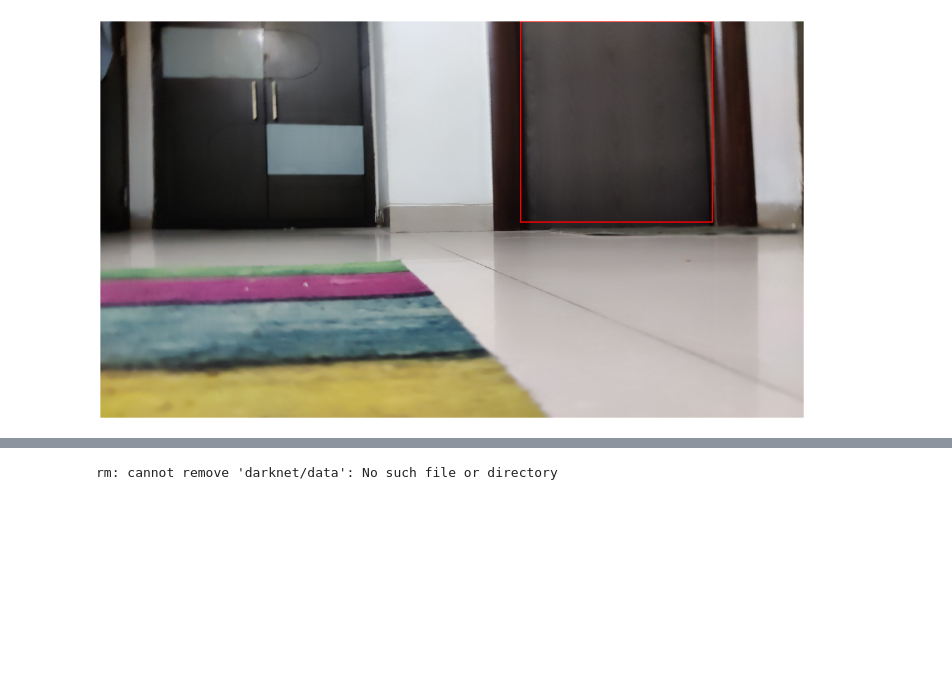
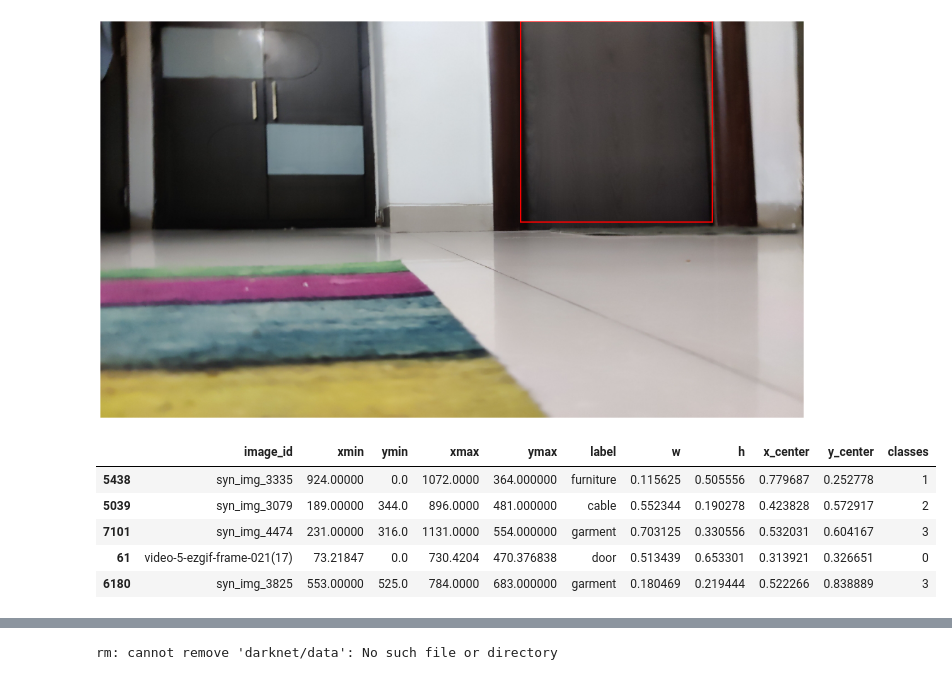
Before and after one commit to sriksmachi/rbei, a Jupyter notebook: obstacle_detection_for_home_cleaning_robots_v2.ipynb, the cells around one changed output, grey strips where cells are left out. Saved outputs shown, nothing was run; the diff lists cells and outputs as text; code cells hidden in the pictures; blank space fills up the shorter version.

```diff
--- a/obstacle_detection_for_home_cleaning_robots_v2.ipynb
+++ b/obstacle_detection_for_home_cleaning_robots_v2.ipynb
@@ -19,7 +19,7 @@ drive.mount('/content/drive')
 # %% [output]
 Drive already mounted at /content/drive; to attempt to forcibly remount, call drive.mount("/content/drive", force_remount=True).
 # %%
-datasetpath = '/content/drive/MyDrive/rbei/train_data/syn_images/'
+train_data = '/content/drive/MyDrive/rbei/train_data/syn_images/'
 # %%
 !ln -s /content/drive/MyDrive/bosch_model/ workspace
 # %%
@@ -37,5 +37,4 @@ for name in tqdm.tqdm(os.listdir(datasetpath)):
 # %%
-train_data = datasetpath
 for name in os.listdir(train_data):
  if (('.jpg' in name) and ('%' in name)):
     print(f'renaming..{name}')
@@ -84,13 +87,12 @@ ds['image'] = ds['image'].apply(lambda x: str(x).replace('%20',''))
 # Validate if every Image is atleast tagged once.
 count = -1 # because we have a csv file
 filescount = 0
-train_data = datasetpath
 for file in os.listdir(train_data):
   filescount += 1
   if len(ds[(ds.image==file)]) == 0:
     print(f'file name...{file}')
     count += 1
-    #os.remove(os.path.join(datasetpath, file))
+    #os.remove(os.path.join(train_data, file))
 print(f'{filescount} files found, {count} files untagged')
 # filescount
 # %% [output]
@@ -197,6 +201,15 @@ foreground.shape
 # %%
 from sklearn.model_selection import train_test_split
 df_train, df_val = train_test_split(df, test_size = 0.1, shuffle=True, random_state=42)
+# %%
+df_train.head()
+# %% [output]
+|  | image_id | xmin | ymin | xmax | ymax | label | w | h | x_center | y_center | classes |
+| 5438 | syn_img_3335 | 924.00000 | 0.0 | 1072.0000 | 364.000000 | furniture | 0.115625 | 0.505556 | 0.779687 | 0.252778 | 1 |
+| 5039 | syn_img_3079 | 189.00000 | 344.0 | 896.0000 | 481.000000 | cable | 0.552344 | 0.190278 | 0.423828 | 0.572917 | 2 |
+| 7101 | syn_img_4474 | 231.00000 | 316.0 | 1131.0000 | 554.000000 | garment | 0.703125 | 0.330556 | 0.532031 | 0.604167 | 3 |
+| 61 | video-5-ezgif-frame-021(17) | 73.21847 | 0.0 | 730.4204 | 470.376838 | door | 0.513439 | 0.653301 | 0.313921 | 0.326651 | 0 |
+| 6180 | syn_img_3825 | 553.00000 | 525.0 | 784.0000 | 683.000000 | garment | 0.180469 | 0.219444 | 0.522266 | 0.838889 | 3 |
 # %%
 training_data = '/train/'
 validation_data = '/val/'
```
Also changed, not shown: parts of 14 cells of this notebook.
